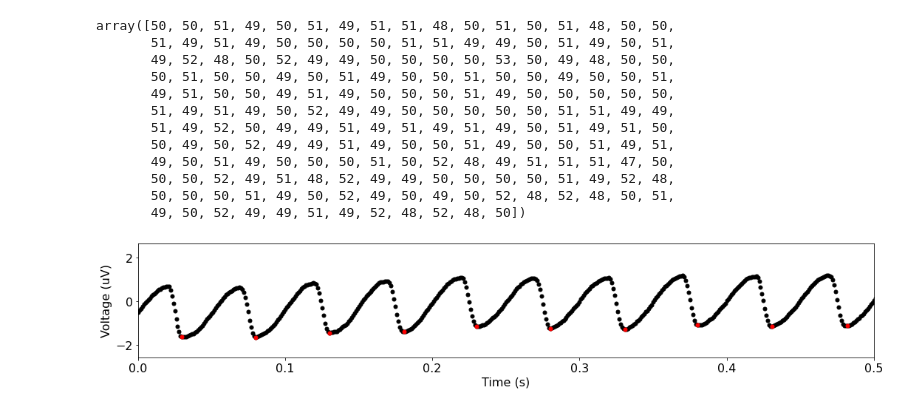
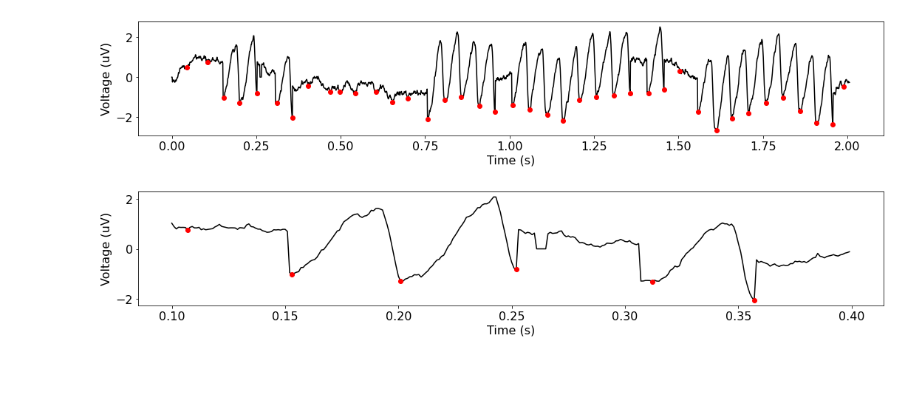
Before and after one commit to ryanhammonds/explorations, a Jupyter notebook: CycleDefinitions.ipynb, the cells around one changed output. Cells and saved outputs as stored; diff of their text form; code cells hidden in the pictures; blank space fills up the shorter version.

Commit message:
update cyclepoints for stationary waves

```diff
--- a/CycleDefinitions.ipynb
+++ b/CycleDefinitions.ipynb
@@ -28,25 +15,26 @@ bm.plot(plot_only_results=True, xlim=(1, 2))
-# %%
-bm.df_features['period'].values
-# %% [output]
-array([50, 50, 51, 49, 50, 51, 49, 51, 51, 48, 50, 51, 50, 51, 48, 50, 50,
-       51, 49, 51, 49, 50, 50, 50, 50, 51, 51, 49, 49, 50, 51, 49, 50, 51,
-       49, 52, 48, 50, 52, 49, 49, 50, 50, 50, 50, 53, 50, 49, 48, 50, 50,
-       50, 51, 50, 50, 49, 50, 51, 49, 50, 50, 51, 50, 50, 49, 50, 50, 51,
-       49, 51, 50, 50, 49, 51, 49, 50, 50, 50, 51, 49, 50, 50, 50, 50, 50,
-       51, 49, 51, 49, 50, 52, 49, 49, 50, 50, 50, 50, 50, 51, 51, 49, 49,
-       51, 49, 52, 50, 49, 49, 51, 49, 51, 49, 51, 49, 50, 51, 49, 51, 50,
-       50, 49, 50, 52, 49, 49, 51, 49, 50, 50, 51, 49, 50, 50, 51, 49, 51,
-       49, 50, 51, 49, 50, 50, 50, 51, 50, 52, 48, 49, 51, 51, 51, 47, 50,
-       50, 50, 52, 49, 51, 48, 52, 49, 49, 50, 50, 50, 50, 51, 49, 52, 48,
-       50, 50, 50, 51, 49, 50, 52, 49, 50, 49, 50, 52, 48, 52, 48, 50, 51,
-       49, 50, 52, 49, 49, 51, 49, 52, 48, 52, 48, 50])
-# %%
-lts = bm.df_features.sample_last_trough.values
-
-plot_time_series(
-    [times, times[lts]],
-    [sig, sig[lts]],
-    xlim=(0, .5), ls='', marker='.', colors=['k', 'r'], ms=10
-)
-# %% [output]
-[figure, removed]
+# %%
+np.random.seed(1)
+
+n_seconds = 2
+fs = 1000
+f_range = (10, 30)
+
+times = np.arange(0, n_seconds, 1/fs)
+
+components = {
+    'sim_bursty_oscillation': {'freq': 20, 'cycle': 'asine', 'rdsym': .8, 'phase': 'min'},
+    'sim_powerlaw': {'exponent': -2}
+}
+
+sig = sim_combined(n_seconds, fs, components, (1, .25))
+sig = np.insert(sig, 0, [0, 0])
+sig = np.insert(sig, 261, [0, 0, 0, 0, 0])
+#sig = np.delete(sig_comb, np.arange(1450, 1540))
+
+peaks, troughs = find_extrema(sig, fs, f_range)
+
+plot_cyclepoints_array(sig, fs, troughs=troughs)
+plot_cyclepoints_array(sig, fs, troughs=troughs, xlim=(.1, .4))
+# %% [output]
+[figure, added]
+[figure, added]
```
Also changed, not shown: parts of 6 cells of this notebook.
